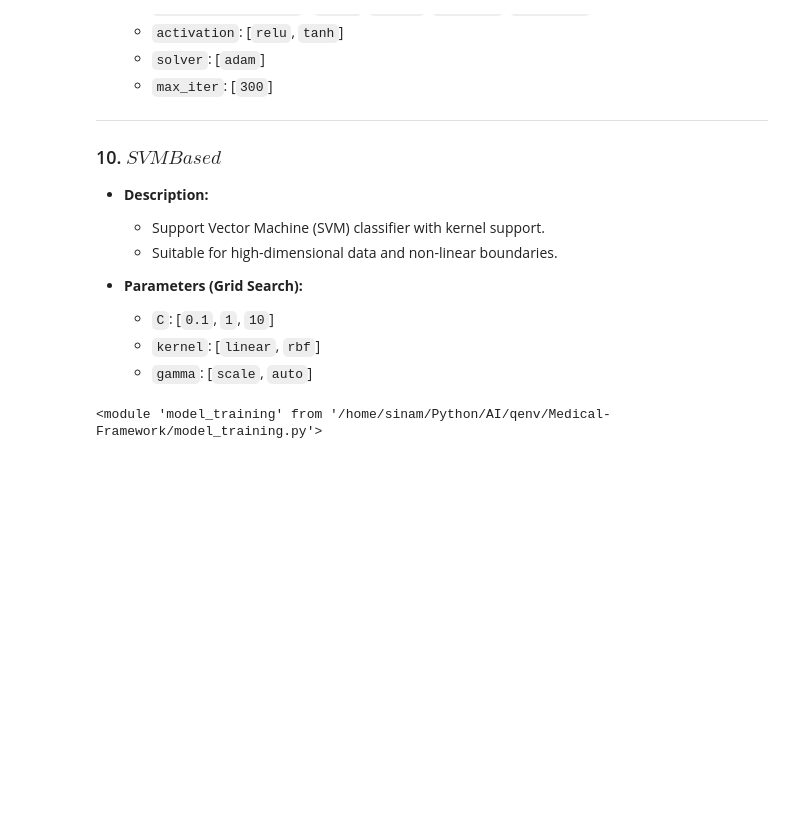
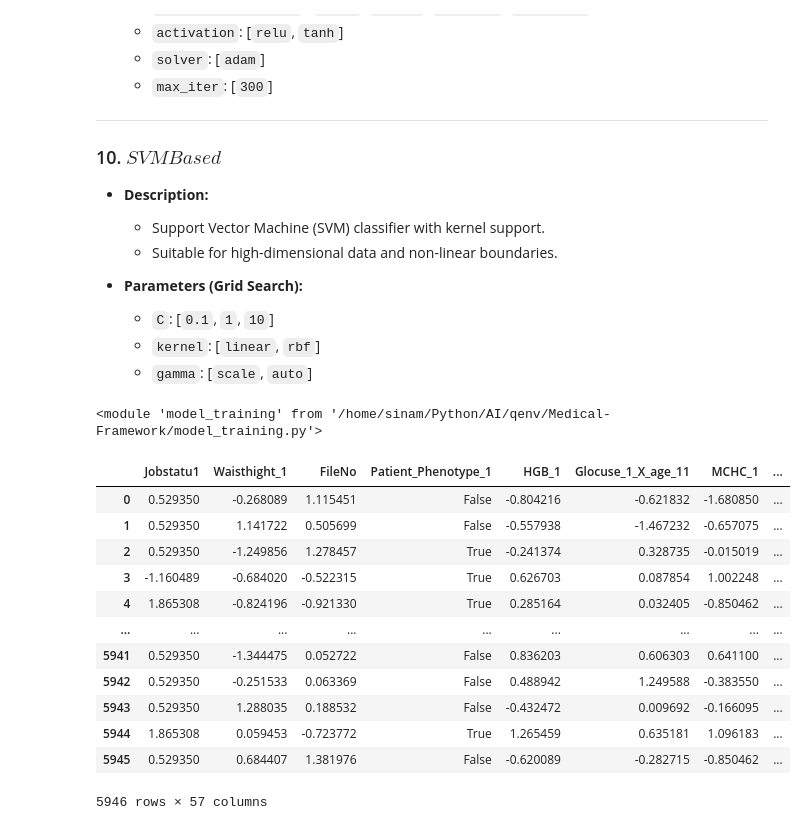
Before and after one commit to sina-m-mollazadeh/Medical-Framework, a Jupyter notebook: main_push_down.ipynb, the cells around one changed output. Saved outputs shown, nothing was run; the diff lists cells and outputs as text; code cells hidden in the pictures; blank space fills up the shorter version.

```diff
--- a/main_push_down.ipynb
+++ b/main_push_down.ipynb
@@ -69,0 +68,4 @@ plot_histograms_grouped(X,path)
+# %%
+from sklearn.model_selection import train_test_split
+
+x_train, x_val, y_train, y_val = train_test_split(X, Y, test_size=0.2, random_state=42)
@@ -204,11 +241,13 @@ These functions help standardize or normalize datasets to improve model performa
 # %%
-if(normalized):
+if(handle_normalize):
     from normalization import normalization
-    X_normalization, Y_normalization, best_algo_normalization, best_acc_normalization,acc_holder_normalization=normalization(X_tame,Y_tame)
+    x_train_normalize, y_train_normalize,x_val_normalize, y_val_normalize, best_algo_normalization, best_acc_normalization,acc_holder_normalization,best_imputer_normalization=normalization(x_train_tame,y_train_tame,x_val_tame,y_val_tame,weights)
     for item in acc_holder_normalization:
         print(item,acc_holder_normalization[item])
 else:
-    X_normalization=X_tame.copy()
-    Y_normalization=Y_tame.copy()
+    x_train_normalize=x_train_tame.copy()
+    y_train_normalize=y_train_tame.copy()
+    x_val_normalize=x_val_tame.copy()
+    y_val_normalize=y_val_tame.copy()
     best_algo_normalization="Not Normalized"
 # %% [output]
@@ -307,12 +353,26 @@ These functions help select the most relevant features from a dataset to improve
 # %%
 import warnings
 warnings.filterwarnings("ignore", category=FutureWarning)
-
 from feature_selection import feature_selection
 
-X_feature, Y_feature, best_algo_feature, best_acc_feature,acc_holder_feature,final_scores_feature,final_results_feature=feature_selection(X_normalization,Y_normalization,categories)
-
-print(f"Best Feature Selection algorithm: {best_algo_feature} with accuracy: {best_acc_feature}")
-for item in acc_holder_feature:
-        print(item,acc_holder_feature[item])
+if handle_feature:
+    x_train_feature, y_train_feature, x_val_feature, y_val_feature, best_algo_feature, best_acc_feature, acc_holder_feature, final_scores_feature, final_results_feature,kmeans_feature = feature_selection(
+        x_train_normalize, y_train_normalize, x_val_normalize, y_val_normalize, categories,weights
+    )
+    print(f"Best Feature Selection algorithm: {best_algo_feature} with accuracy: {best_acc_feature}")
+    for item in acc_holder_feature:
+        print(item, acc_holder_feature[item])
+else:
+    # Skip feature selection, use normalized data with same variable names
+    x_train_feature = x_train_normalize
+    y_train_feature = y_train_normalize
+    x_val_feature = x_val_normalize
+    y_val_feature = y_val_normalize
+    best_algo_feature = "No Feature Selection"
+    best_acc_feature = 0
+    acc_holder_feature = {"No Feature Selection": 0}
+    final_scores_feature = None
+    final_results_feature = "Feature selection skipped. Using all features."
+    kmeans_feature=None
+    print("Feature selection skipped. Using all features.")
 # %% [output]
@@ -501,6 +557,22 @@ import model_training
 importlib.reload(model_training)
 # %% [output]
 <module 'model_training' from '/home/sinam/Python/AI/qenv/Medical-Framework/model_training.py'>
+# %%
+x_train_feature
+# %% [output]
+|  | Jobstatu1 | Waisthight_1 | FileNo | Patient_Phenotype_1 | HGB_1 | Glocuse_1_X_age_11 | MCHC_1 | ... |
+| 0 | 0.529350 | -0.268089 | 1.115451 | False | -0.804216 | -0.621832 | -1.680850 | ... |
+| 1 | 0.529350 | 1.141722 | 0.505699 | False | -0.557938 | -1.467232 | -0.657075 | ... |
+| 2 | 0.529350 | -1.249856 | 1.278457 | True | -0.241374 | 0.328735 | -0.015019 | ... |
+| 3 | -1.160489 | -0.684020 | -0.522315 | True | 0.626703 | 0.087854 | 1.002248 | ... |
+| 4 | 1.865308 | -0.824196 | -0.921330 | True | 0.285164 | 0.032405 | -0.850462 | ... |
+| ... | ... | ... | ... | ... | ... | ... | ... | ... |
+| 5941 | 0.529350 | -1.344475 | 0.052722 | False | 0.836203 | 0.606303 | 0.641100 | ... |
+| 5942 | 0.529350 | -0.251533 | 0.063369 | False | 0.488942 | 1.249588 | -0.383550 | ... |
+| 5943 | 0.529350 | 1.288035 | 0.188532 | False | -0.432472 | 0.009692 | -0.166095 | ... |
+| 5944 | 1.865308 | 0.059453 | -0.723772 | True | 1.265459 | 0.635181 | 1.096183 | ... |
+| 5945 | 0.529350 | 0.684407 | 1.381976 | False | -0.620089 | -0.282715 | -0.850462 | ... |
+5946 rows × 57 columns
 # %%
 import warnings
 warnings.filterwarnings("ignore", category=FutureWarning)
```
Also changed, not shown: parts of 30 cells of this notebook, 38 other files.
